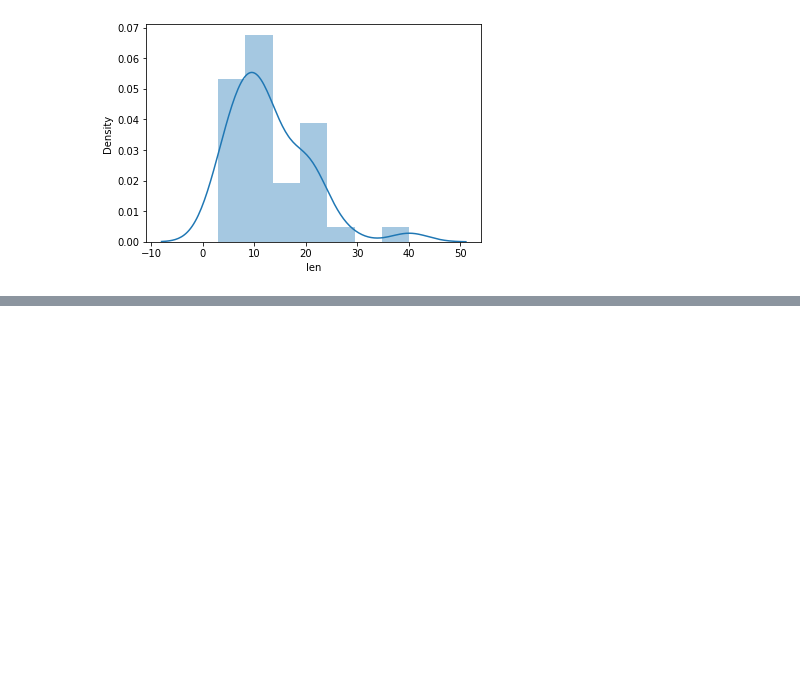
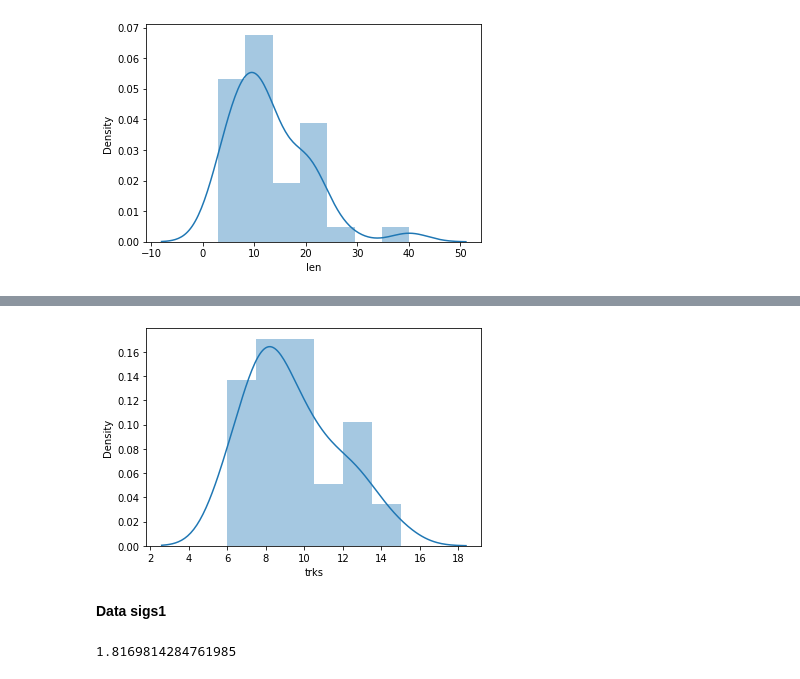
Before and after one commit to RibutDwiArtah023/DATAMINING, a Jupyter notebook: _sources/Tugas 1.ipynb, the cells around one changed output, grey strips where cells are left out. Cells and saved outputs as stored; diff of their text form; code cells hidden in the pictures; blank space fills up the shorter version.

```diff
--- a/_sources/Tugas 1.ipynb
+++ b/_sources/Tugas 1.ipynb
@@ -65,0 +115,3 @@ Median
+# %%
+data_trks=dataset["trks"]
+data_trks
@@ -110,0 +611,12 @@ plt.show()
+# %%
+plt.figure()
+sns.distplot(data_trks)
+plt.show()
+# %% [output]
+[figure, added]
+# %% [markdown]
+**Data sigs1**
+# %%
+data_sigs1.skew()
+# %% [output]
+1.8169814284761985
```
Also changed, not shown: parts of 124 cells of this notebook, 14 other files.
